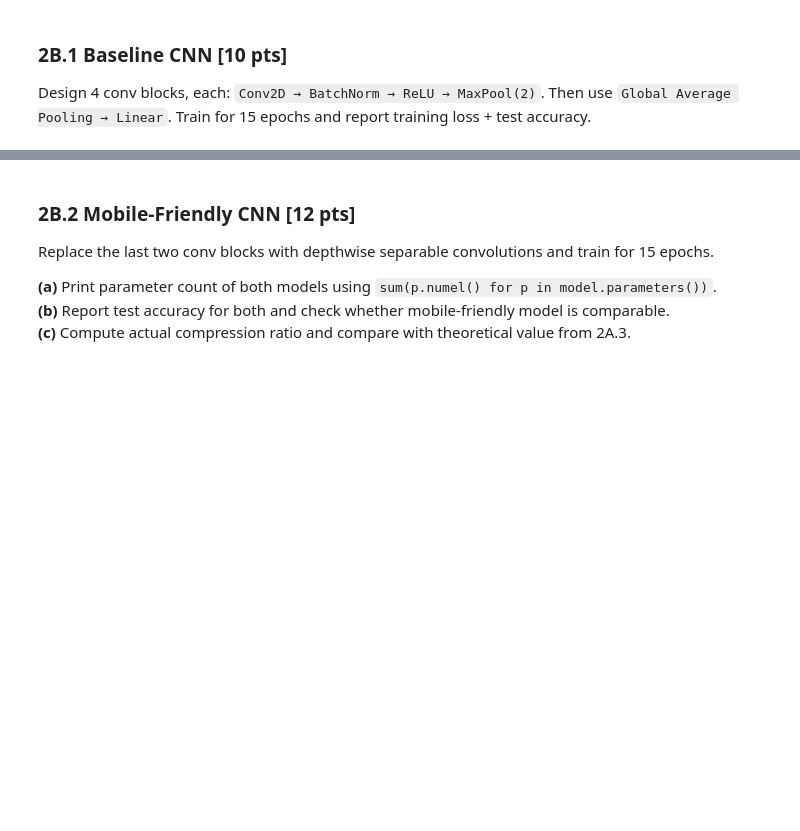
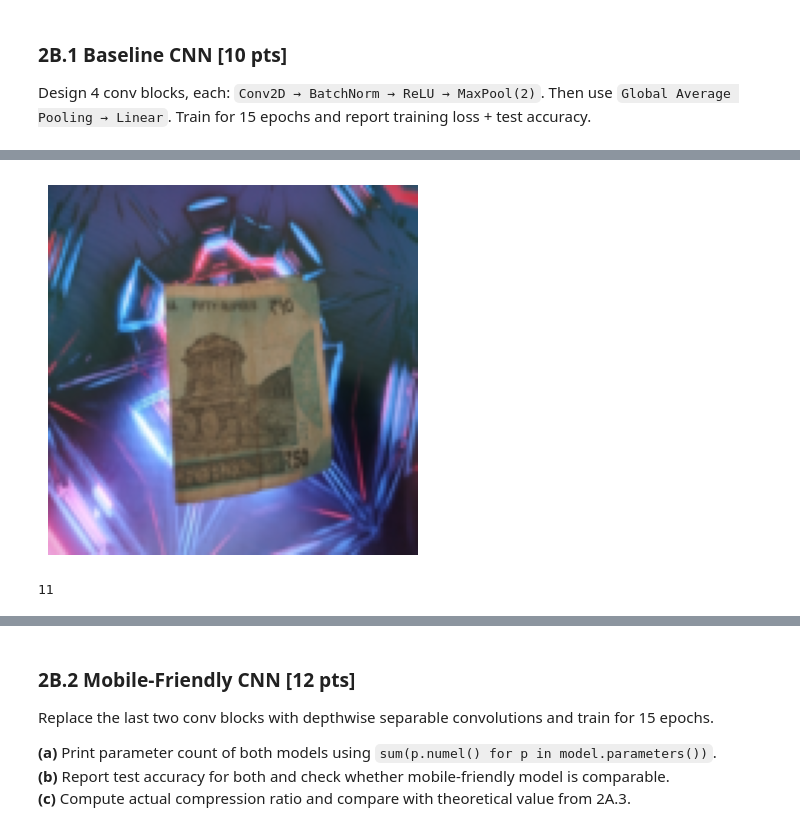
Before and after one commit to vanshnawander/SMAI-notes-and-materials, a Jupyter notebook: assignment-2/Q2.ipynb, the cells around one changed output, grey strips where cells are left out. Cells and saved outputs as stored; diff of their text form; code cells hidden in the pictures; blank space fills up the shorter version.

```diff
--- a/assignment-2/Q2.ipynb
+++ b/assignment-2/Q2.ipynb
@@ -51,0 +137,3 @@ Train for 15 epochs and report training loss + test accuracy.
+# %%
+train_dataset = datasets.ImageFolder(root='indian-currency-data1/Datasets', transform=transforms.Compose([transforms.ToTensor(), transforms.Resize((128,128))]))
+train_loader = DataLoader(train_dataset, batch_size=32, shuffle=True)
@@ -51,0 +162,3 @@ Train for 15 epochs and report training loss + test accuracy.
+# %%
+img, label = train_dataset[0]
+print(f"Image shape: {img.size}, Label: {label}")
@@ -51,0 +181,7 @@ Train for 15 epochs and report training loss + test accuracy.
+# %%
+img = img.permute(1, 2, 0) # Convert from (C, H, W) to (H, W, C) for visualization
+plt.imshow(img)
+plt.axis('off')
+plt.show()
+# %% [output]
+[figure, added]
@@ -51,0 +227,4 @@ Train for 15 epochs and report training loss + test accuracy.
+# %%
+len(train_dataset.classes)
+# %% [output]
+11
```
Also changed, not shown: parts of 24 cells of this notebook, 6 other files.
